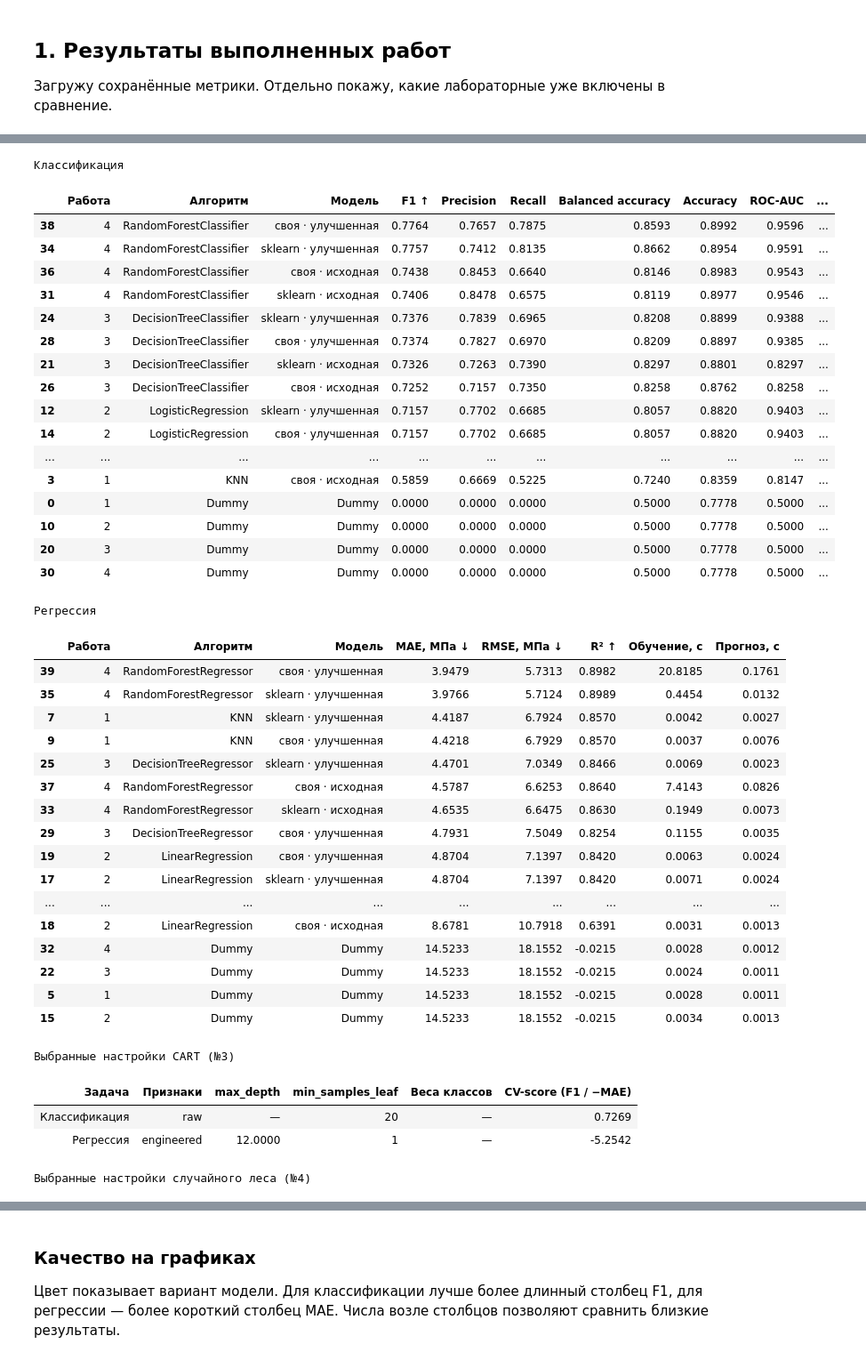
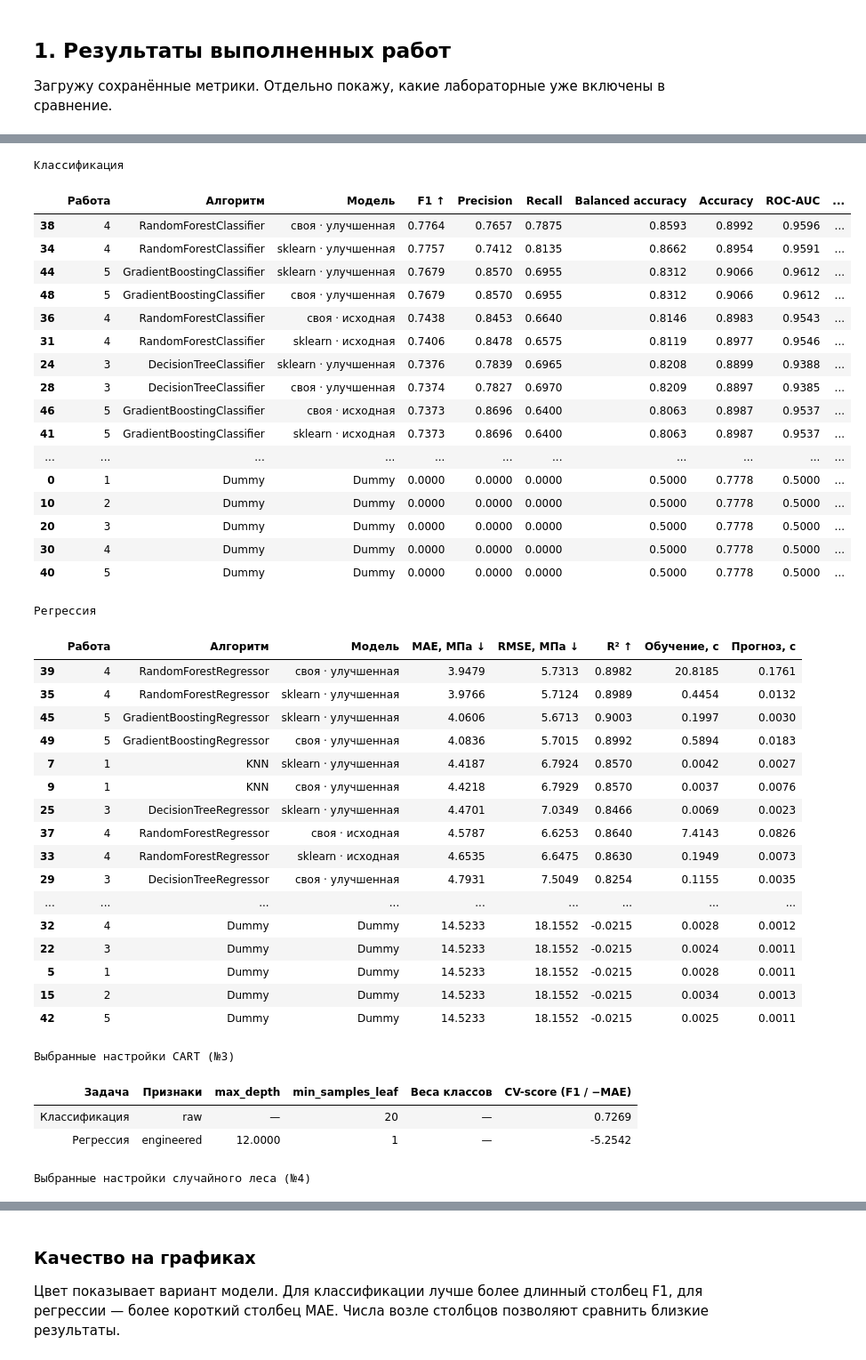
Before and after one commit to sergey162/AI-Frameworks, a Jupyter notebook: comparison.ipynb, the cells around one changed output, grey strips where cells are left out. Shown at 89% size. Cells and saved outputs as stored; diff of their text form; code cells hidden in the pictures.

```diff
--- a/comparison.ipynb
+++ b/comparison.ipynb
@@ -187,64 +195,64 @@ OOB показан только как диагностика: для бетон
 # %%
 # Сначала проверяем протокол внутри каждой задачи, затем показываем результаты.
 identity = ["dataset", "target", "feature_set", "dataset_sha", "split_sha", "protocol_id", "n_train", "n_test"]
 for task, group in results.groupby("task"):
     if len(group[identity].drop_duplicates()) != 1:
         raise ValueError(f"Несопоставимые данные или разбиения для {task}")
     score = "f1" if task == "classification" else "mae"
     if score not in group or group[score].isna().any():
         raise ValueError(f"Отсутствуют метрики для {task}")
     columns = ["lab", "algorithm", "model"]
     columns += ["f1", "precision", "recall", "balanced_accuracy", "accuracy", "roc_auc", "average_precision"] if task == "classification" else ["mae", "rmse", "r2"]
     columns += ["fit_seconds", "predict_seconds"]
     print(TASK_NAMES[task])
     show_table(group[columns].sort_values(score, ascending=task != "classification").round(5))
-# Точные настройки деревьев и лесов читаются из сохранённых протоколов.
+# Точные настройки деревьев, лесов и бустинга читаются из сохранённых протоколов.
 import json
-for number, name in [(3, "CART"), (4, "случайного леса")]:
+for number, name in [(3, "CART"), (4, "случайного леса"), (5, "градиентного бустинга")]:
     protocol_path = ROOT / f"lab_{number}" / "results" / "protocol.json"
     if protocol_path.exists():
         protocol = json.loads(protocol_path.read_text())
         settings = [{"task": task, "representation": config["mode"], **config["params"],
                      "CV-score (F1 / −MAE)": config["cv_score"]}
                     for task, config in protocol["selected"].items()]
         show_table(pd.DataFrame(settings), f"Выбранные настройки {name} (№{number})")
 # %% [output]
 Классификация
 |  | Работа | Алгоритм | Модель | F1 ↑ | Precision | Recall | Balanced accuracy | Accuracy | ROC-AUC | ... |
 | 38 | 4 | RandomForestClassifier | своя · улучшенная | 0.7764 | 0.7657 | 0.7875 | 0.8593 | 0.8992 | 0.9596 | ... |
 | 34 | 4 | RandomForestClassifier | sklearn · улучшенная | 0.7757 | 0.7412 | 0.8135 | 0.8662 | 0.8954 | 0.9591 | ... |
+| 44 | 5 | GradientBoostingClassifier | sklearn · улучшенная | 0.7679 | 0.8570 | 0.6955 | 0.8312 | 0.9066 | 0.9612 | ... |
+| 48 | 5 | GradientBoostingClassifier | своя · улучшенная | 0.7679 | 0.8570 | 0.6955 | 0.8312 | 0.9066 | 0.9612 | ... |
 | 36 | 4 | RandomForestClassifier | своя · исходная | 0.7438 | 0.8453 | 0.6640 | 0.8146 | 0.8983 | 0.9543 | ... |
 | 31 | 4 | RandomForestClassifier | sklearn · исходная | 0.7406 | 0.8478 | 0.6575 | 0.8119 | 0.8977 | 0.9546 | ... |
 | 24 | 3 | DecisionTreeClassifier | sklearn · улучшенная | 0.7376 | 0.7839 | 0.6965 | 0.8208 | 0.8899 | 0.9388 | ... |
 | 28 | 3 | DecisionTreeClassifier | своя · улучшенная | 0.7374 | 0.7827 | 0.6970 | 0.8209 | 0.8897 | 0.9385 | ... |
-| 21 | 3 | DecisionTreeClassifier | sklearn · исходная | 0.7326 | 0.7263 | 0.7390 | 0.8297 | 0.8801 | 0.8297 | ... |
-| 26 | 3 | DecisionTreeClassifier | своя · исходная | 0.7252 | 0.7157 | 0.7350 | 0.8258 | 0.8762 | 0.8258 | ... |
-| 12 | 2 | LogisticRegression | sklearn · улучшенная | 0.7157 | 0.7702 | 0.6685 | 0.8057 | 0.8820 | 0.9403 | ... |
-| 14 | 2 | LogisticRegression | своя · улучшенная | 0.7157 | 0.7702 | 0.6685 | 0.8057 | 0.8820 | 0.9403 | ... |
+| 46 | 5 | GradientBoostingClassifier | своя · исходная | 0.7373 | 0.8696 | 0.6400 | 0.8063 | 0.8987 | 0.9537 | ... |
+| 41 | 5 | GradientBoostingClassifier | sklearn · исходная | 0.7373 | 0.8696 | 0.6400 | 0.8063 | 0.8987 | 0.9537 | ... |
 | ... | ... | ... | ... | ... | ... | ... | ... | ... | ... | ... |
-| 3 | 1 | KNN | своя · исходная | 0.5859 | 0.6669 | 0.5225 | 0.7240 | 0.8359 | 0.8147 | ... |
 | 0 | 1 | Dummy | Dummy | 0.0000 | 0.0000 | 0.0000 | 0.5000 | 0.7778 | 0.5000 | ... |
 | 10 | 2 | Dummy | Dummy | 0.0000 | 0.0000 | 0.0000 | 0.5000 | 0.7778 | 0.5000 | ... |
 | 20 | 3 | Dummy | Dummy | 0.0000 | 0.0000 | 0.0000 | 0.5000 | 0.7778 | 0.5000 | ... |
 | 30 | 4 | Dummy | Dummy | 0.0000 | 0.0000 | 0.0000 | 0.5000 | 0.7778 | 0.5000 | ... |
+| 40 | 5 | Dummy | Dummy | 0.0000 | 0.0000 | 0.0000 | 0.5000 | 0.7778 | 0.5000 | ... |
 Регрессия
 |  | Работа | Алгоритм | Модель | MAE, МПа ↓ | RMSE, МПа ↓ | R² ↑ | Обучение, с | Прогноз, с |
 | 39 | 4 | RandomForestRegressor | своя · улучшенная | 3.9479 | 5.7313 | 0.8982 | 20.8185 | 0.1761 |
 | 35 | 4 | RandomForestRegressor | sklearn · улучшенная | 3.9766 | 5.7124 | 0.8989 | 0.4454 | 0.0132 |
+| 45 | 5 | GradientBoostingRegressor | sklearn · улучшенная | 4.0606 | 5.6713 | 0.9003 | 0.1997 | 0.0030 |
+| 49 | 5 | GradientBoostingRegressor | своя · улучшенная | 4.0836 | 5.7015 | 0.8992 | 0.5894 | 0.0183 |
 | 7 | 1 | KNN | sklearn · улучшенная | 4.4187 | 6.7924 | 0.8570 | 0.0042 | 0.0027 |
 | 9 | 1 | KNN | своя · улучшенная | 4.4218 | 6.7929 | 0.8570 | 0.0037 | 0.0076 |
 | 25 | 3 | DecisionTreeRegressor | sklearn · улучшенная | 4.4701 | 7.0349 | 0.8466 | 0.0069 | 0.0023 |
 | 37 | 4 | RandomForestRegressor | своя · исходная | 4.5787 | 6.6253 | 0.8640 | 7.4143 | 0.0826 |
 | 33 | 4 | RandomForestRegressor | sklearn · исходная | 4.6535 | 6.6475 | 0.8630 | 0.1949 | 0.0073 |
 | 29 | 3 | DecisionTreeRegressor | своя · улучшенная | 4.7931 | 7.5049 | 0.8254 | 0.1155 | 0.0035 |
-| 19 | 2 | LinearRegression | своя · улучшенная | 4.8704 | 7.1397 | 0.8420 | 0.0063 | 0.0024 |
-| 17 | 2 | LinearRegression | sklearn · улучшенная | 4.8704 | 7.1397 | 0.8420 | 0.0071 | 0.0024 |
 | ... | ... | ... | ... | ... | ... | ... | ... | ... |
-| 18 | 2 | LinearRegression | своя · исходная | 8.6781 | 10.7918 | 0.6391 | 0.0031 | 0.0013 |
 | 32 | 4 | Dummy | Dummy | 14.5233 | 18.1552 | -0.0215 | 0.0028 | 0.0012 |
 | 22 | 3 | Dummy | Dummy | 14.5233 | 18.1552 | -0.0215 | 0.0024 | 0.0011 |
 | 5 | 1 | Dummy | Dummy | 14.5233 | 18.1552 | -0.0215 | 0.0028 | 0.0011 |
 | 15 | 2 | Dummy | Dummy | 14.5233 | 18.1552 | -0.0215 | 0.0034 | 0.0013 |
+| 42 | 5 | Dummy | Dummy | 14.5233 | 18.1552 | -0.0215 | 0.0025 | 0.0011 |
 Выбранные настройки CART (№3)
 | Задача | Признаки | max_depth | min_samples_leaf | Веса классов | CV-score (F1 / −MAE) |
 | Классификация | raw | — | 20 | — | 0.7269 |
```
Also changed, not shown: parts of 17 cells of this notebook, 43 other files.
